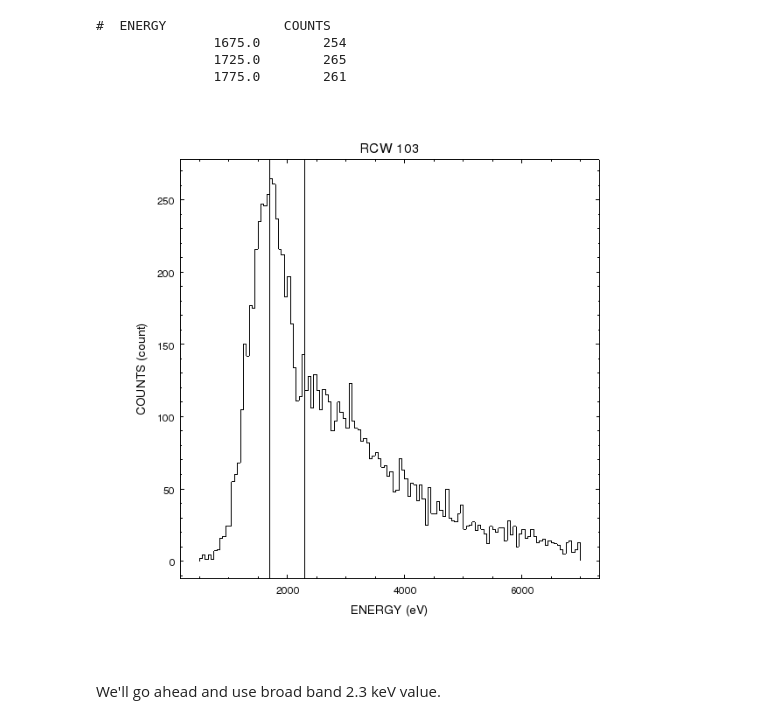
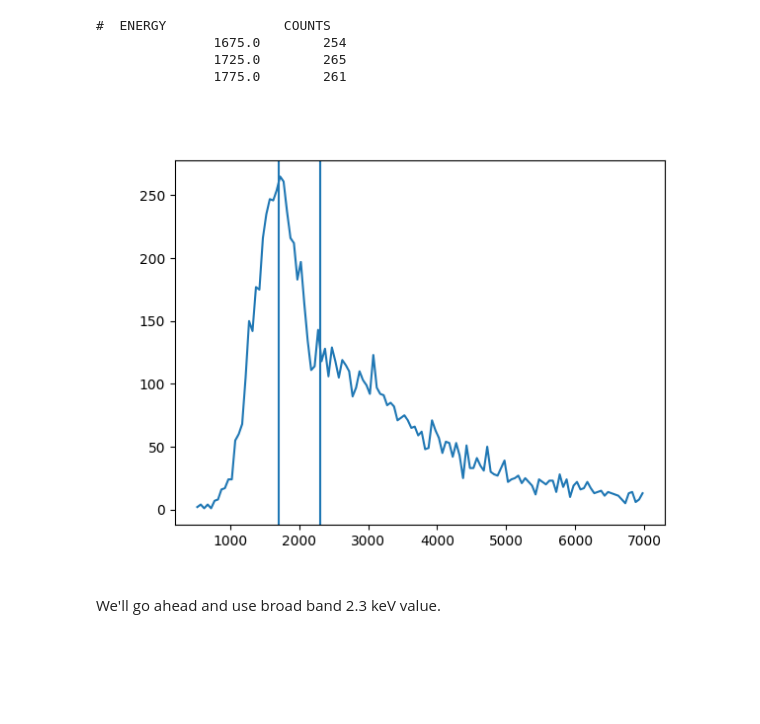
Before and after one commit to cxcsds/ciao-threads, a Jupyter notebook: expmap_acis_multi.ipynb, the cells around one changed output. Drawn from its saved outputs; the diff is of its cells as text; code cells hidden in the pictures; blank space fills up the shorter version.

Commit message:
replace chips in expmap_acis_multip

```diff
--- a/expmap_acis_multi.ipynb
+++ b/expmap_acis_multi.ipynb
@@ -195,17 +190,23 @@ dmlist "11823.energy.fits[counts>250][cols energy,counts]" data,clean
                1775.0        261
 # %%
 cat << EOM > c1.py
-make_figure("11823.energy.fits[cols energy,counts]","histogram")
-add_vline( 1.7*1000)
-add_vline( 2.3*1000)
-print_window("chips_01.png", "export.clobber=True")
-quit()
+import matplotlib.pyplot as plt
+from pycrates import read_file
+
+tab = read_file("11823.energy.fits")
+x = tab.get_column("energy").values
+y = tab.get_column("counts").values
+
+plt.plot(x,y)
+plt.axvline(1.7*1000)
+plt.axvline(2.3*1000)
+plt.savefig("chips_01.png")
 EOM
 
-chips -b c1.py
+python c1.py
 display < chips_01.png
 # %% [output]
-[figure, old version]
+[figure, new version]
 # %% [markdown]
 We'll go ahead and use broad band 2.3 keV value.
 # %% [markdown]
```
Also changed, not shown: parts of 15 cells of this notebook.
